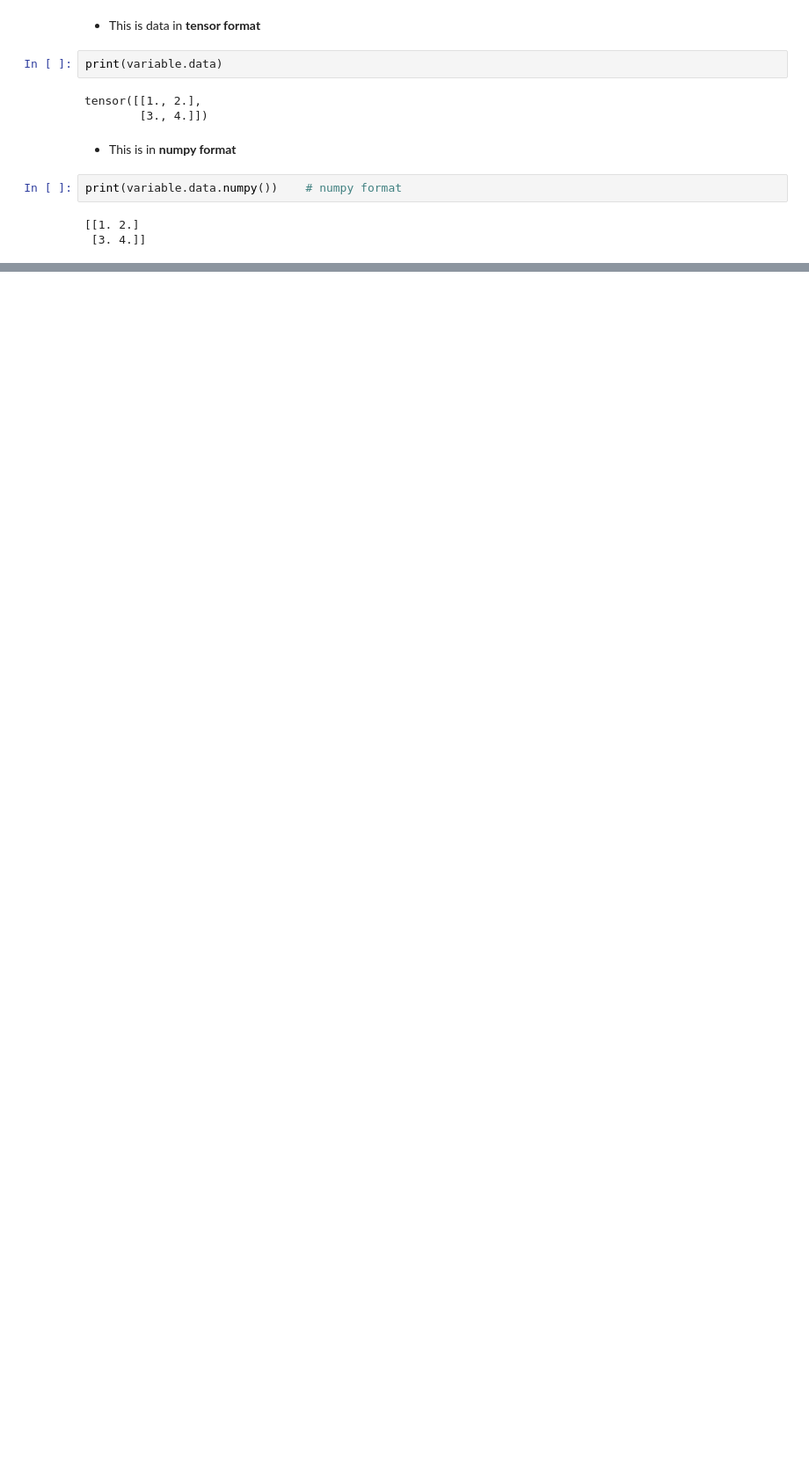
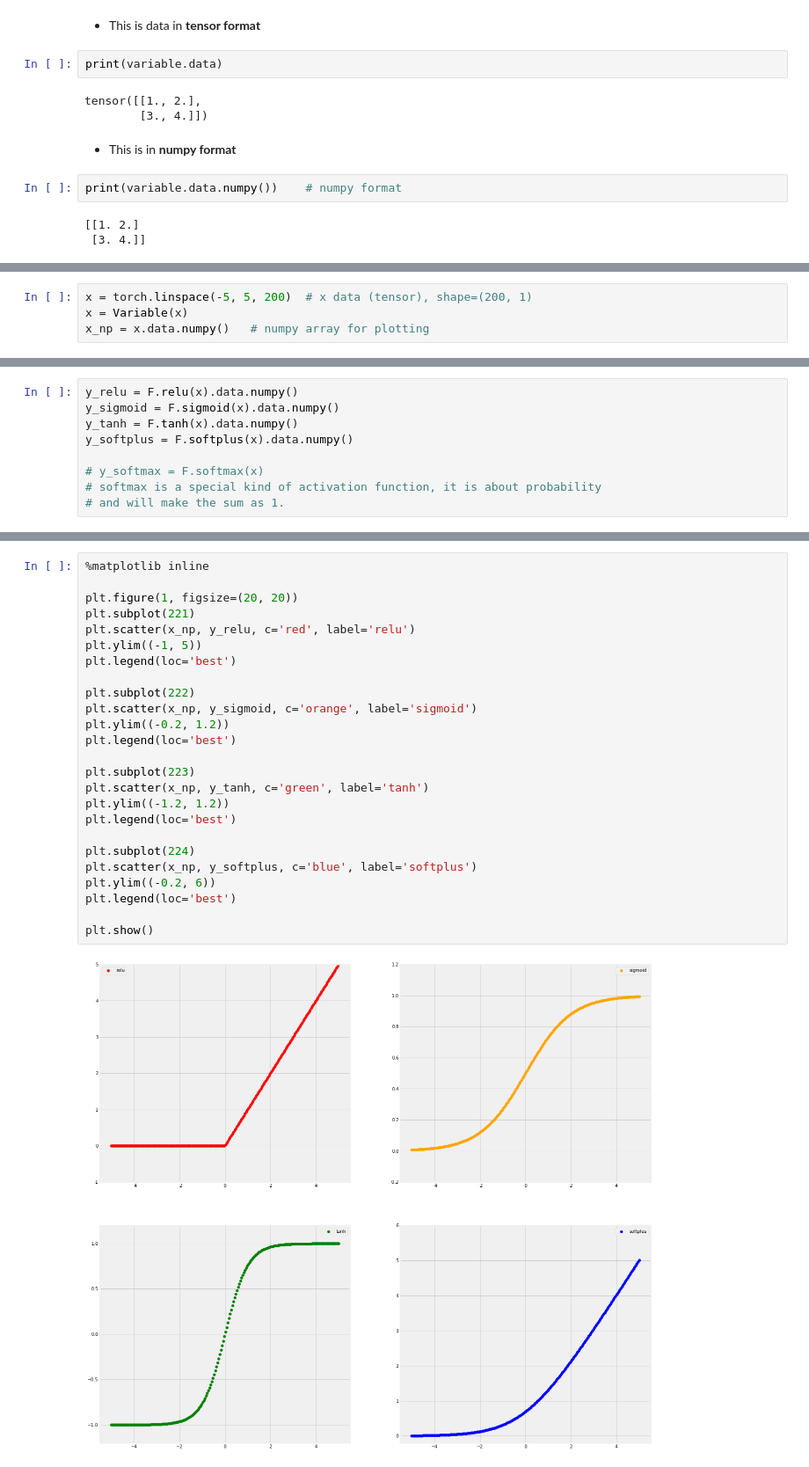
Before and after one commit to Lplenka/PyTorch-Tutorial, a Jupyter notebook: Pytorch_Intro.ipynb, the cells around one changed output, grey strips where cells are left out. Shown at 88% size. Drawn from its saved outputs; the diff is of its cells as text; blank space fills up the shorter version.

Commit message:
Activation Functions in Pytorch

```diff
--- a/Pytorch_Intro.ipynb
+++ b/Pytorch_Intro.ipynb
@@ -341,0 +357,4 @@ print(variable.data.numpy())    # numpy format
+# %%
+x = torch.linspace(-5, 5, 200)  # x data (tensor), shape=(200, 1)
+x = Variable(x)
+x_np = x.data.numpy()   # numpy array for plotting
@@ -341,0 +363,9 @@ print(variable.data.numpy())    # numpy format
+# %%
+y_relu = F.relu(x).data.numpy()
+y_sigmoid = F.sigmoid(x).data.numpy()
+y_tanh = F.tanh(x).data.numpy()
+y_softplus = F.softplus(x).data.numpy()
+
+# y_softmax = F.softmax(x)
+# softmax is a special kind of activation function, it is about probability
+# and will make the sum as 1.
@@ -341,0 +376,27 @@ print(variable.data.numpy())    # numpy format
+# %%
+%matplotlib inline
+
+plt.figure(1, figsize=(20, 20))
+plt.subplot(221)
+plt.scatter(x_np, y_relu, c='red', label='relu')
+plt.ylim((-1, 5))
+plt.legend(loc='best')
+
+plt.subplot(222)
+plt.scatter(x_np, y_sigmoid, c='orange', label='sigmoid')
+plt.ylim((-0.2, 1.2))
+plt.legend(loc='best')
+
+plt.subplot(223)
+plt.scatter(x_np, y_tanh, c='green', label='tanh')
+plt.ylim((-1.2, 1.2))
+plt.legend(loc='best')
+
+plt.subplot(224)
+plt.scatter(x_np, y_softplus, c='blue', label='softplus')
+plt.ylim((-0.2, 6))
+plt.legend(loc='best')
+
+plt.show()
+# %% [output]
+[figure, added]
```
Also changed, not shown: parts of 16 cells of this notebook.
